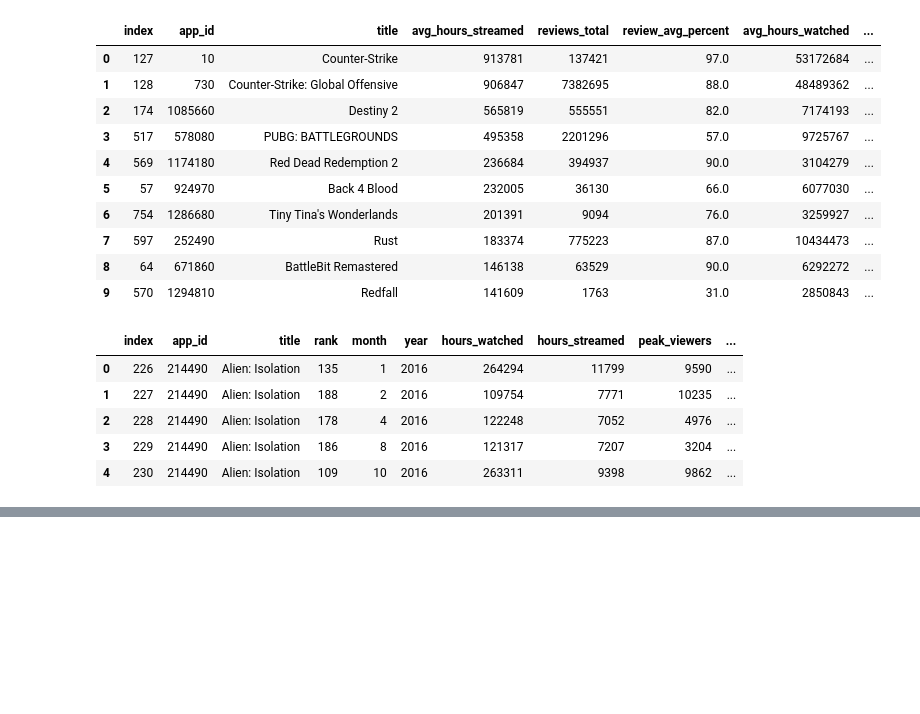
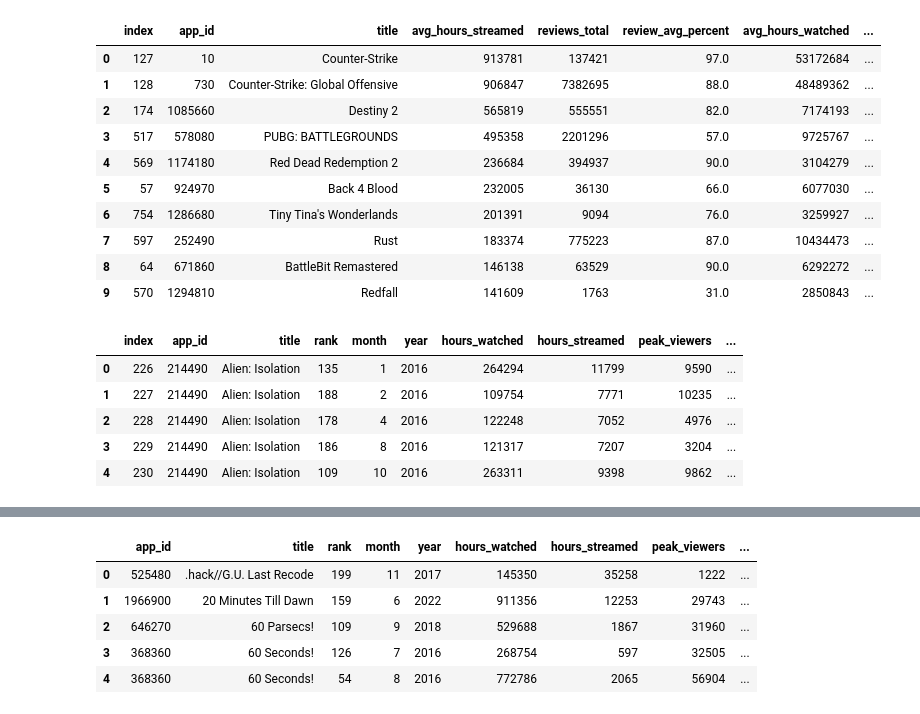
Before and after one commit to rponticelli0/Project_3_Group_7, a Jupyter notebook: hunt_showdown_visualization.ipynb, the cells around one changed output, grey strips where cells are left out. Saved outputs shown, nothing was run; the diff lists cells and outputs as text; code cells hidden in the pictures; blank space fills up the shorter version.

```diff
--- a/ryan_sqlalchemy_template.ipynb
+++ b/hunt_showdown_visualization.ipynb
@@ -291,0 +213,10 @@ for title in specific_titles:
+# %%
+hunt_twitch_db['yyyymm'] = hunt_twitch_db.year.astype(str).map(str) + hunt_twitch_db.month.astype(str).str.zfill(2)
+hunt_twitch_db.head()
+# %% [output]
+|  | app_id | title | rank | month | year | hours_watched | hours_streamed | peak_viewers | ... |
+| 0 | 525480 | .hack//G.U. Last Recode | 199 | 11 | 2017 | 145350 | 35258 | 1222 | ... |
+| 1 | 1966900 | 20 Minutes Till Dawn | 159 | 6 | 2022 | 911356 | 12253 | 29743 | ... |
+| 2 | 646270 | 60 Parsecs! | 109 | 9 | 2018 | 529688 | 1867 | 31960 | ... |
+| 3 | 368360 | 60 Seconds! | 126 | 7 | 2016 | 268754 | 597 | 32505 | ... |
+| 4 | 368360 | 60 Seconds! | 54 | 8 | 2016 | 772786 | 2065 | 56904 | ... |
```
Also changed, not shown: parts of 11 cells of this notebook, 2 other files.
